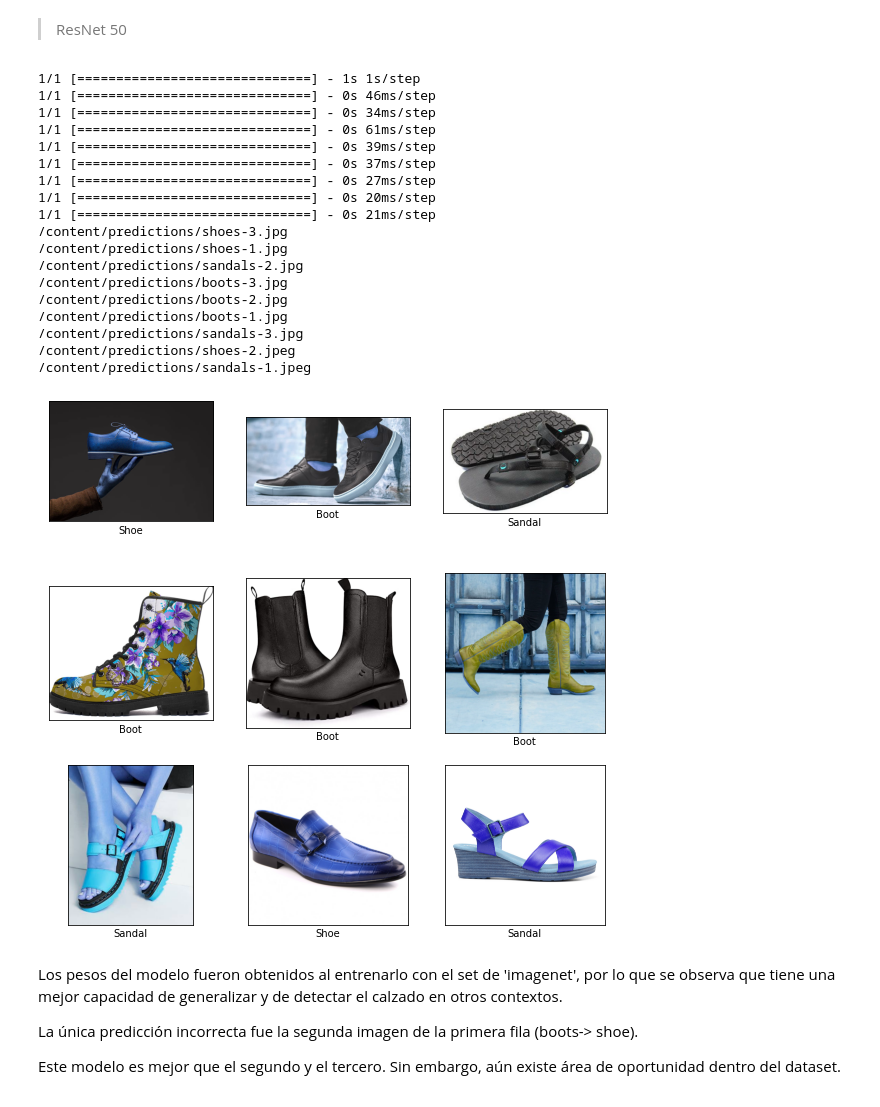
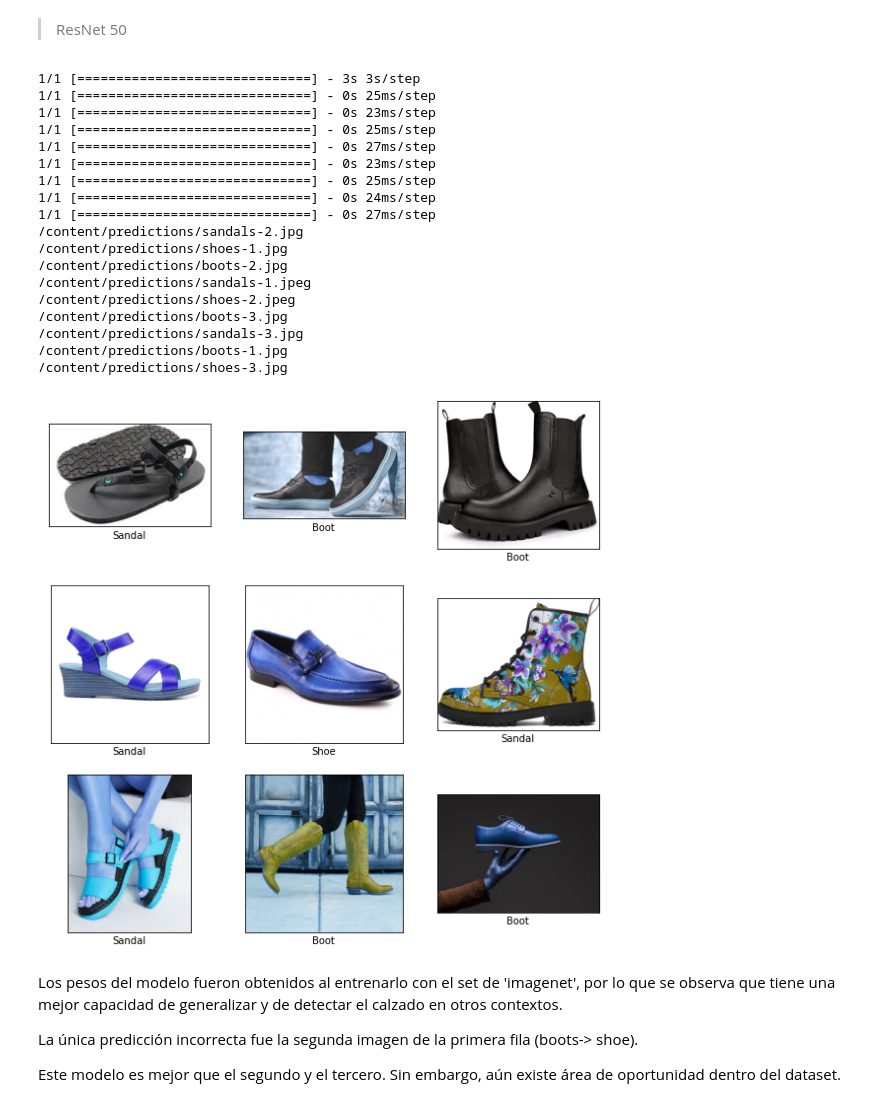
Before and after one commit to edna-jacqueline-zavala/TC3007C-Modulo2-ModeloDeepLearning, a Jupyter notebook: Implementación_de_un_modelo_de_deep_learning.ipynb, the cells around one changed output. Drawn from its saved outputs; the diff is of its cells as text; code cells hidden in the pictures.

```diff
--- a/Implementación_de_un_modelo_de_deep_learning.ipynb
+++ b/Implementación_de_un_modelo_de_deep_learning.ipynb
@@ -684,7 +686,7 @@ dataset-a01750480  dataset-a01750480.zip  sample_data
 Entrenar el modelo
 # %%
 # Cantidad de epochs
-epochs=10
+epochs=100
 
 # Callbacks que monitorean el valor de la función de pérdida en el conjunto de validación
 callbacks = [
@@ -698,7 +700,7 @@ callbacks = [
     keras.callbacks.EarlyStopping(
         monitor='val_loss',
         min_delta = 0.0001,
-        patience=10,
+        patience=3,
         mode="min",
         restore_best_weights=True)
 ]
@@ -892,5 +890,5 @@ resnet_callbacks = [
 ]
 
 # Entrenar el modelo
-history = resnet.fit(train_dataset, validation_data=validation_dataset, epochs=10, callbacks=resnet_callbacks)
+history = resnet.fit(train_dataset, validation_data=validation_dataset, epochs=100, callbacks=resnet_callbacks)
 # %% [output]
@@ -1077,7 +1071,7 @@ first_model_predictions=[]
 # Iterar sobre las imágenes de predicción y guardar el resultado
 for image in prediction_images:
   test_image = preprocess_image(os.path.join(folder_directory, image))
-  prediction = first_test_model.predict(test_image)
+  prediction = first_model.predict(test_image)
   result = np.argmax(prediction)
   first_model_predictions.append(class_decoder[result])
 
@@ -1113,7 +1107,7 @@ final_model_predictions=[]
 # Iterar sobre las imágenes de predicción y guardar el resultado
 for image in prediction_images:
   test_image = preprocess_image(os.path.join(folder_directory, image))
-  prediction = final_test_model.predict(test_image)
+  prediction = final_model.predict(test_image)
   result = np.argmax(prediction)
   final_model_predictions.append(class_decoder[result])
 
@@ -1208,45 +1202,45 @@ Por lo tanto, este modelo también tiene área de oportunidad al fortalecer el d
 # %%
 resnet_model_predictions = []
 
 # Iterar sobre las imágenes de predicción y guardar el resultado
 for image in prediction_images:
   test_image = preprocess_image(os.path.join(folder_directory, image))
-  prediction = resnet_test_model.predict(test_image)
+  prediction = resnet.predict(test_image)
   result = np.argmax(prediction)
   resnet_model_predictions.append(class_decoder[result])
 
 # Mostrar resultados
 plt.figure(figsize=(10,10))
 for i in range(9):
     plt.subplot(3,3,i+1)
     plt.xticks([])
     plt.yticks([])
     plt.grid(False)
     print(os.path.join(folder_directory, prediction_images[i]))
     image = cv2.imread(os.path.join(folder_directory, prediction_images[i]))
     plt.imshow(image)
     plt.xlabel(resnet_model_predictions[i])
 plt.show()
 # %% [output]
-1/1 [==============================] - 1s 1s/step
-1/1 [==============================] - 0s 46ms/step
-1/1 [==============================] - 0s 34ms/step
-1/1 [==============================] - 0s 61ms/step
-1/1 [==============================] - 0s 39ms/step
-1/1 [==============================] - 0s 37ms/step
+1/1 [==============================] - 3s 3s/step
+1/1 [==============================] - 0s 25ms/step
+1/1 [==============================] - 0s 23ms/step
+1/1 [==============================] - 0s 25ms/step
 1/1 [==============================] - 0s 27ms/step
-1/1 [==============================] - 0s 20ms/step
-1/1 [==============================] - 0s 21ms/step
+1/1 [==============================] - 0s 23ms/step
+1/1 [==============================] - 0s 25ms/step
+1/1 [==============================] - 0s 24ms/step
+1/1 [==============================] - 0s 27ms/step
+/content/predictions/sandals-2.jpg
+/content/predictions/shoes-1.jpg
+/content/predictions/boots-2.jpg
+/content/predictions/sandals-1.jpeg
+/content/predictions/shoes-2.jpeg
+/content/predictions/boots-3.jpg
+/content/predictions/sandals-3.jpg
+/content/predictions/boots-1.jpg
 /content/predictions/shoes-3.jpg
-/content/predictions/shoes-1.jpg
-/content/predictions/sandals-2.jpg
-/content/predictions/boots-3.jpg
-/content/predictions/boots-2.jpg
-/content/predictions/boots-1.jpg
-/content/predictions/sandals-3.jpg
-/content/predictions/shoes-2.jpeg
-/content/predictions/sandals-1.jpeg
-[figure, old version]
+[figure, new version]
 # %% [markdown]
 Los pesos del modelo fueron obtenidos al entrenarlo con el set de 'imagenet', por lo que se observa que tiene una mejor capacidad de generalizar y de detectar el calzado en otros contextos.
 
```
Also changed, not shown: parts of 24 cells of this notebook, 4 other files.
